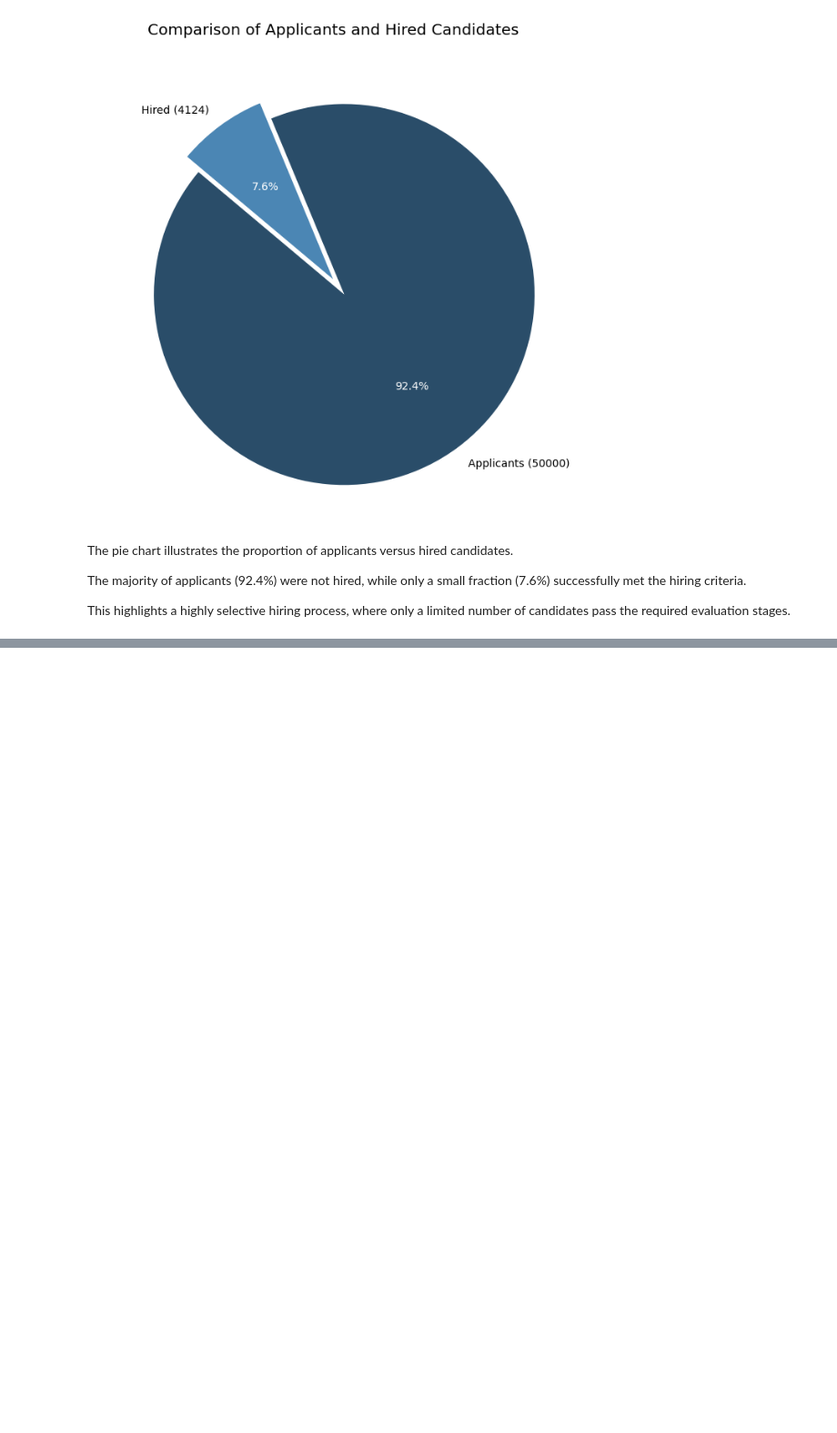
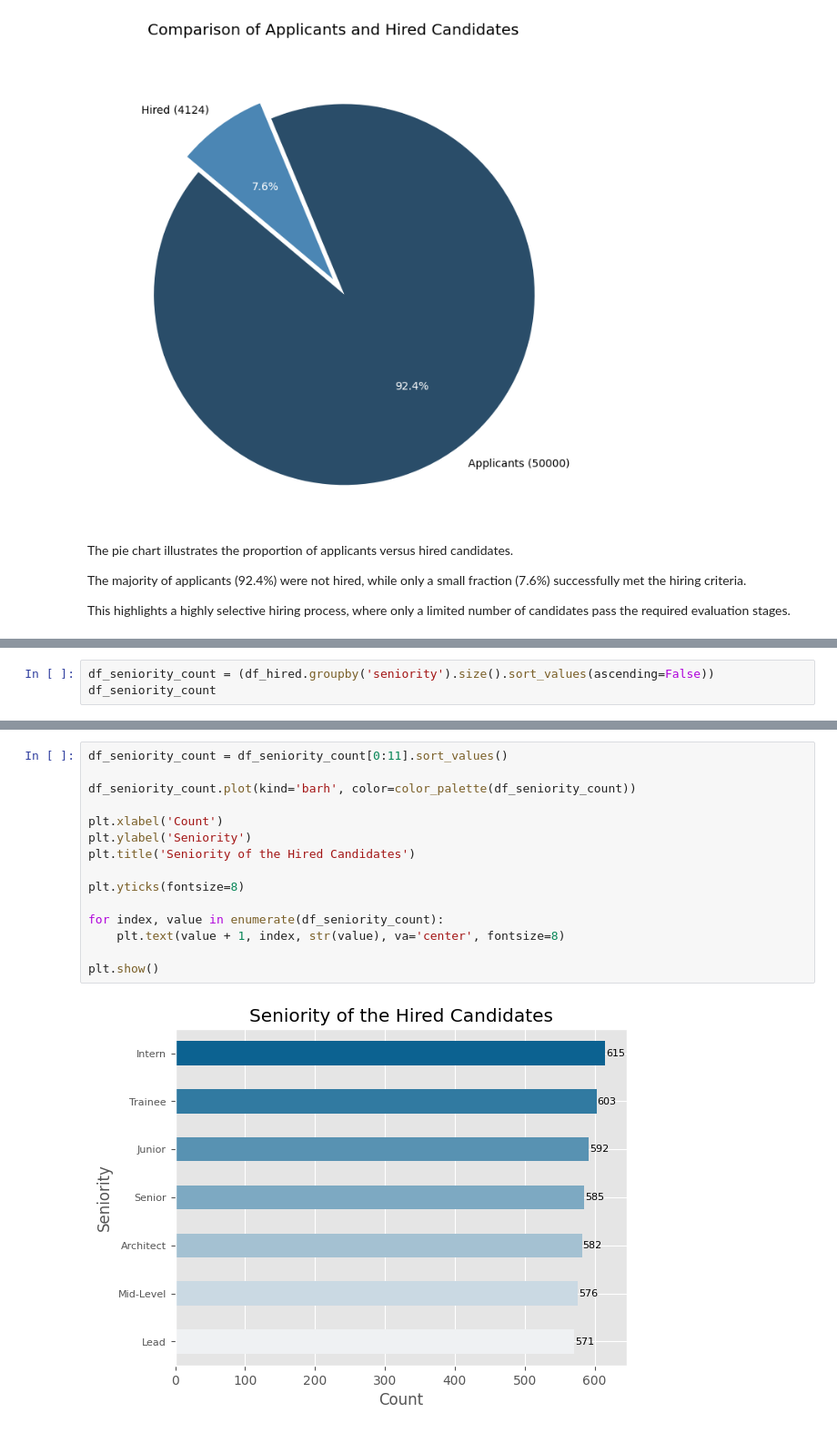
Before and after one commit to SEBASBELMOS/workshop-001, a Jupyter notebook: notebooks/02_EDA-candidates.ipynb, the cells around one changed output, grey strips where cells are left out. Shown: that part at 91% size. Saved outputs shown, nothing was run; the diff lists cells and outputs as text; blank space fills up the shorter version.

```diff
--- a/notebooks/02_EDA-candidates.ipynb
+++ b/notebooks/02_EDA-candidates.ipynb
@@ -363,0 +460,3 @@ This highlights a highly selective hiring process, where only a limited number o
+# %%
+df_seniority_count = (df_hired.groupby('seniority').size().sort_values(ascending=False))
+df_seniority_count
@@ -363,0 +481,17 @@ This highlights a highly selective hiring process, where only a limited number o
+# %%
+df_seniority_count = df_seniority_count[0:11].sort_values()
+
+df_seniority_count.plot(kind='barh', color=color_palette(df_seniority_count))
+
+plt.xlabel('Count')
+plt.ylabel('Seniority')
+plt.title('Seniority of the Hired Candidates')
+
+plt.yticks(fontsize=8)
+
+for index, value in enumerate(df_seniority_count):
+    plt.text(value + 1, index, str(value), va='center', fontsize=8)
+
+plt.show()
+# %% [output]
+[figure, added]
```
Also changed, not shown: parts of 14 cells of this notebook.
